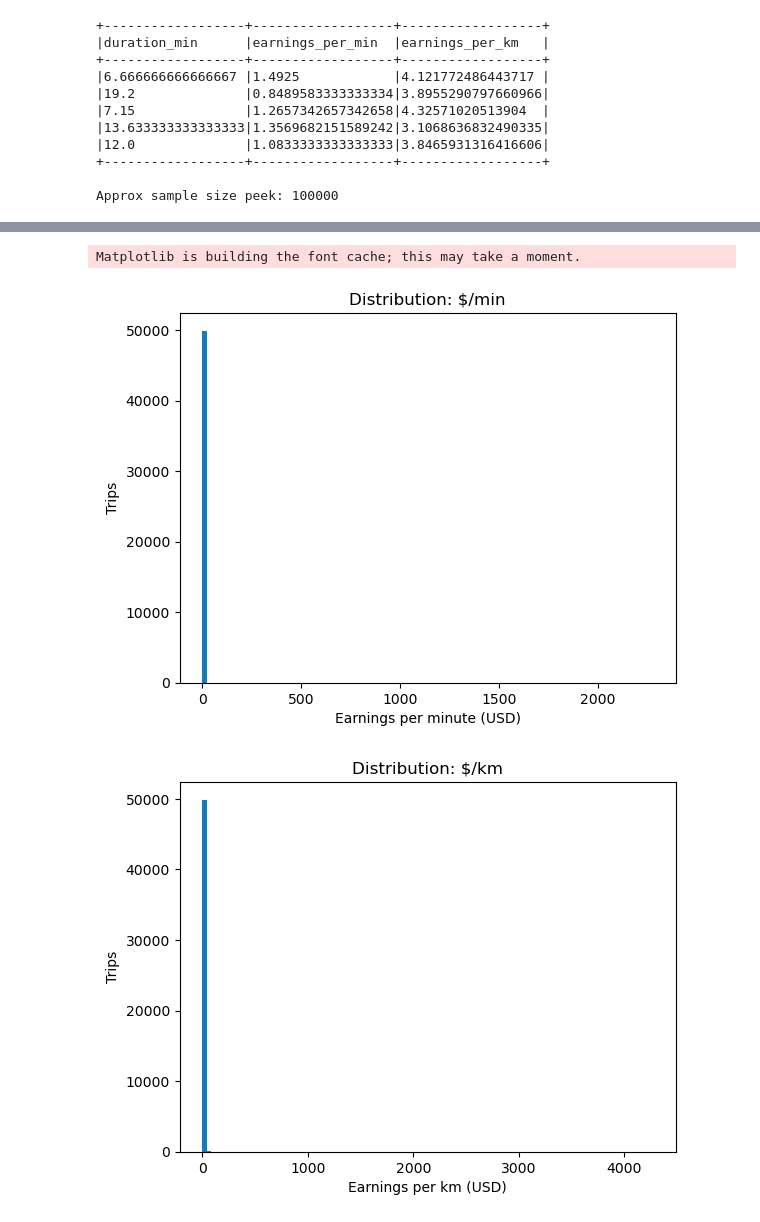
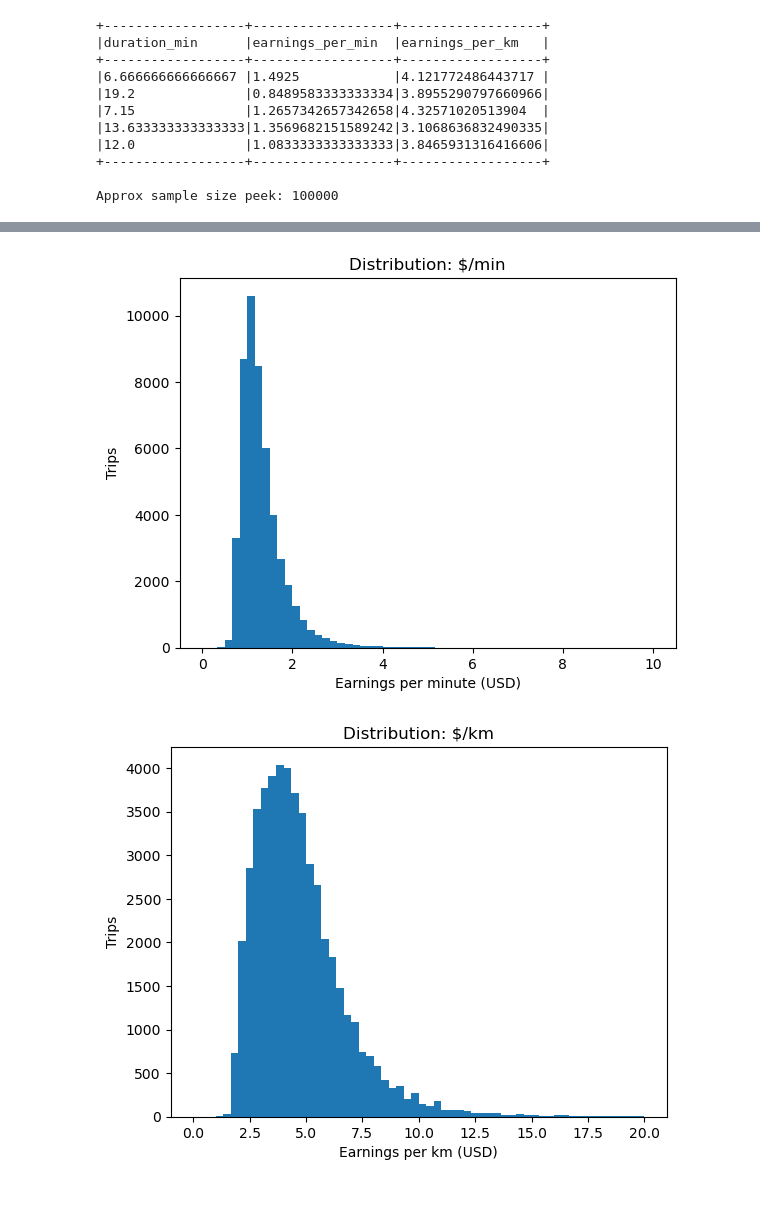
Before and after one commit to habibhaadi/MAST30034_Python, a Jupyter notebook: efficiency_analysis_n_dat.ipynb, the cells around one changed output, grey strips where cells are left out. Drawn from its saved outputs; the diff is of its cells as text; code cells hidden in the pictures.

```diff
--- a/efficiency_analysis_n_dat.ipynb
+++ b/efficiency_analysis_n_dat.ipynb
@@ -253,27 +247,37 @@ summary_trim.show(truncate=False)
 +-------+--------------------+-------------------+------------------+------------------+------------------+
 # %%
 # sample for plotting (keeps it quick)
+import numpy as np
+from pyspark.sql import functions as F
+
 pdf = (
-    df2.select("earnings_per_min","earnings_per_km","trip_distance")
-       .sample(False, 0.005, seed=42)   # ~0.5%
-       .limit(50000)                    # hard cap
-       .toPandas()
+    df3
+    .filter((F.col("earnings_per_min") >= 0) & (F.col("earnings_per_min") <= 10))
+    .filter((F.col("earnings_per_km")  >= 0) & (F.col("earnings_per_km")  <= 20))
+    .select("earnings_per_min","earnings_per_km","trip_distance")
+    .sample(False, 0.01, seed=42)   # 1%
+    .limit(50000)                   # hard cap, keeps it snappy
+    .toPandas()
 )
+
+# drop inf/nan just in case
+pdf = pdf.replace([np.inf, -np.inf], np.nan).dropna()
 
 import matplotlib.pyplot as plt
 
-plt.hist(pdf["earnings_per_min"].dropna(), bins=100)
+# $/min
+plt.hist(pdf["earnings_per_min"], bins=60, range=(0,10))
 plt.xlabel("Earnings per minute (USD)")
 plt.ylabel("Trips")
 plt.title("Distribution: $/min")
 plt.show()
 
-plt.hist(pdf["earnings_per_km"].dropna(), bins=100)
+# $/km
+plt.hist(pdf["earnings_per_km"], bins=60, range=(0,20))
 plt.xlabel("Earnings per km (USD)")
 plt.ylabel("Trips")
 plt.title("Distribution: $/km")
 plt.show()
 # %% [output]
-Matplotlib is building the font cache; this may take a moment.
-[figure, old version]
+[figure, new version]
-[figure, old version]
+[figure, new version]
```
Also changed, not shown: parts of 27 cells of this notebook, 14 other files.
